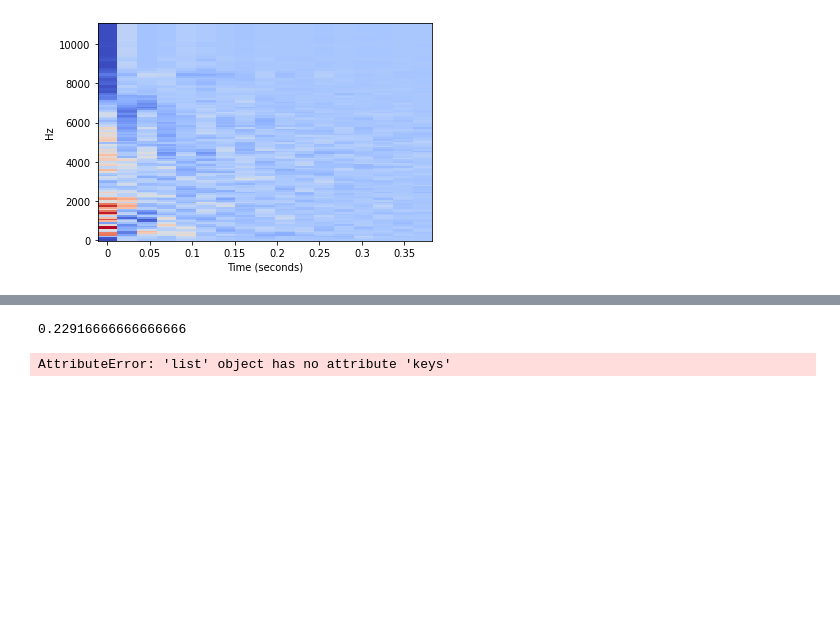
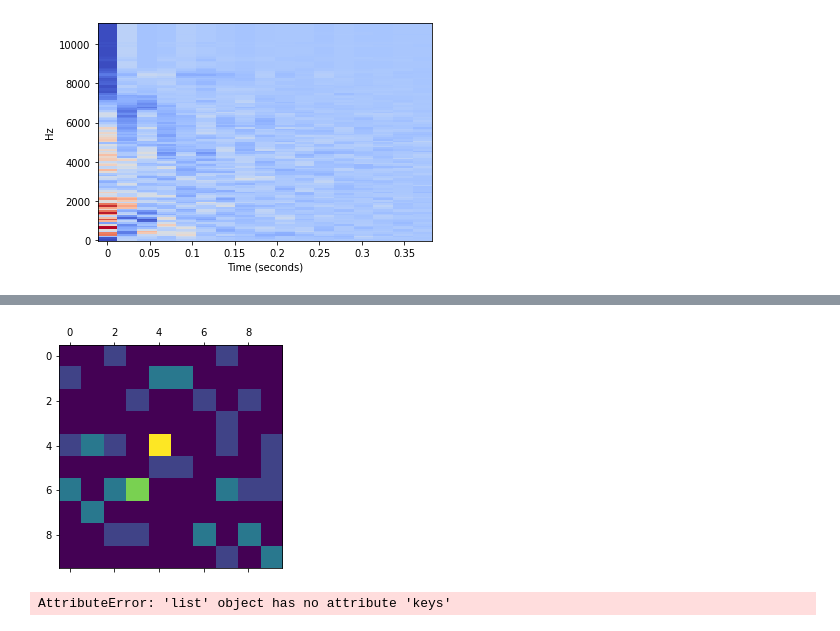
Before and after one commit to KSiva199/Final-Project-Audio, a Jupyter notebook: practice.ipynb, the cells around one changed output, grey strips where cells are left out. Drawn from its saved outputs; the diff is of its cells as text; code cells hidden in the pictures; blank space fills up the shorter version.

```diff
--- a/practice.ipynb
+++ b/practice.ipynb
@@ -268,13 +270,17 @@ pca.n_components_
 # %%
 from sklearn.model_selection import train_test_split
+from sklearn.metrics import confusion_matrix
 X_train,X_test,y_train,y_test=train_test_split(scaled,target,test_size=0.2)
 from sklearn.svm import SVC
-model=SVC(C=500,kernel='linear')
+model=SVC(C=500,kernel='rbf')
 model.fit(X_train,y_train)
 y_pred=model.predict(X_test)
 model.score(X_test,y_test)
+cm=confusion_matrix(y_pred,y_test)
+plt.matshow(cm)
+plt.show()
 # %% [output]
-0.22916666666666666
+[figure, added]
 # %%
 import pickle
 with open("data/mel_spectrograms.pickle", "rb") as f:
```
Also changed, not shown: parts of 1 cell of this notebook.
